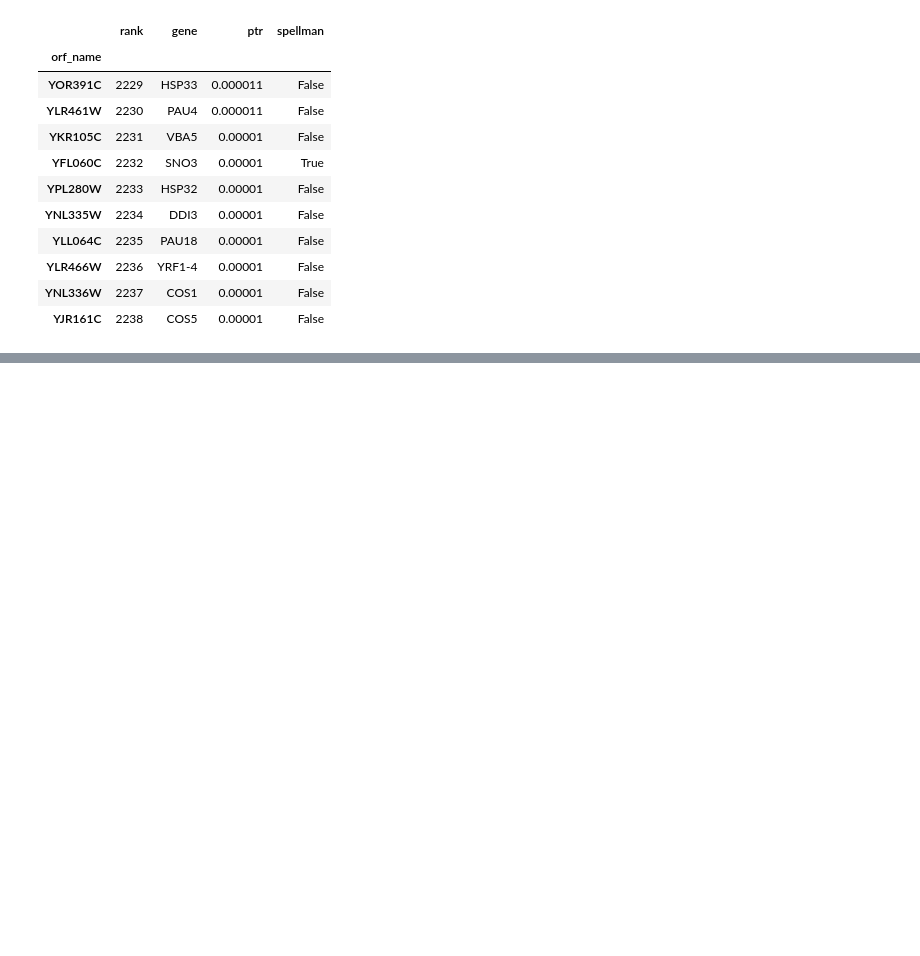
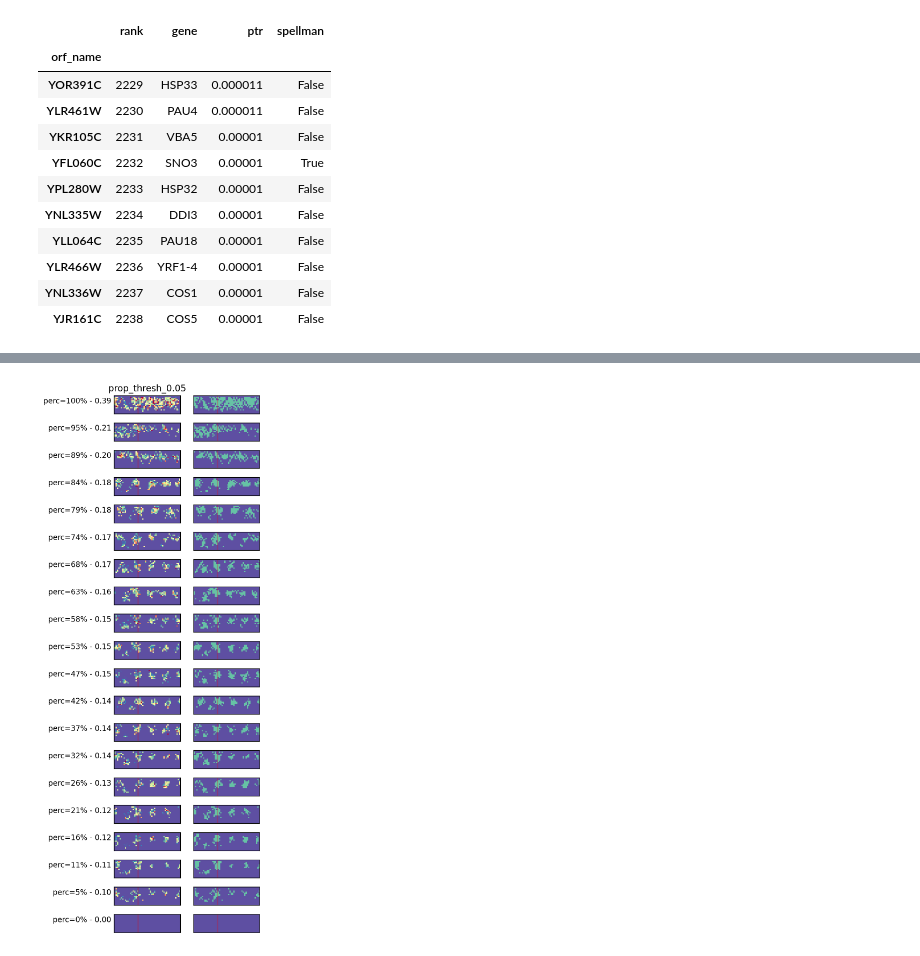
Before and after one commit to HarteminkLab/cell-cycle-deconv, a Jupyter notebook: 19_Chromatin_PTR_Analysis.ipynb, the cells around one changed output, grey strips where cells are left out. Saved outputs shown, nothing was run; the diff lists cells and outputs as text; code cells hidden in the pictures; blank space fills up the shorter version.

```diff
--- a/19_Chromatin_PTR_Analysis.ipynb
+++ b/19_Chromatin_PTR_Analysis.ipynb
@@ -221,0 +225,10 @@ plot_metric_examples_quantiles(summary_ptrs, 'q95')
+# %%
+thresh = 0.05
+
+prop_above_thresh = (ptrs > thresh).mean(axis=1)
+key = f'prop_thresh_{thresh}'
+summary_ptrs[key] = prop_above_thresh
+# %%
+plot_metric_examples_quantiles(summary_ptrs, key)
+# %% [output]
+[figure, added]
```
Also changed, not shown: parts of 12 cells of this notebook.
